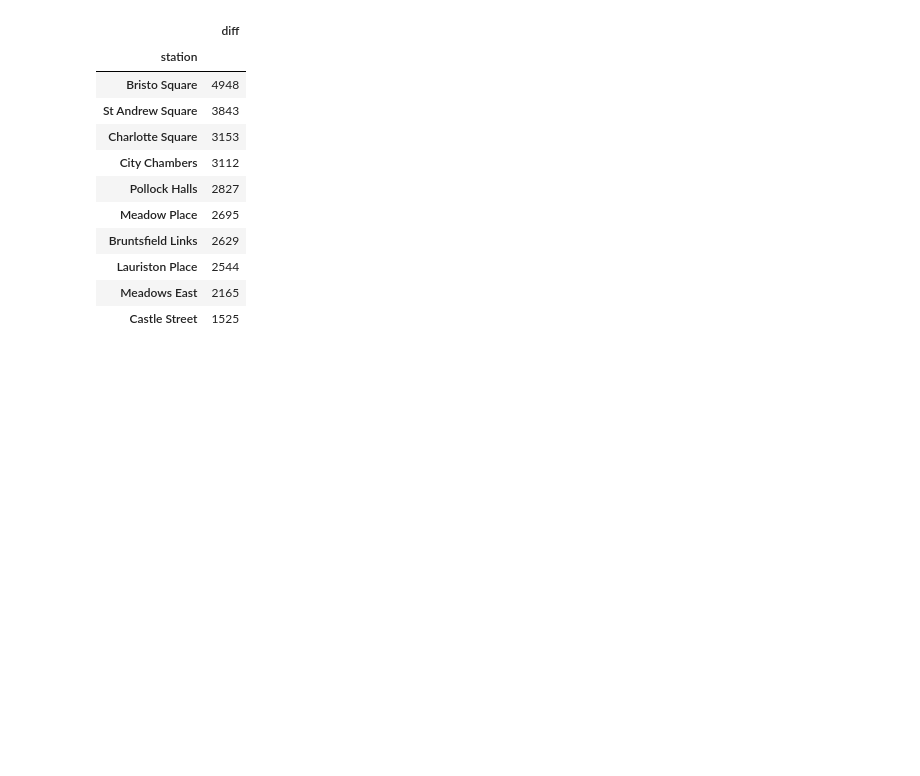
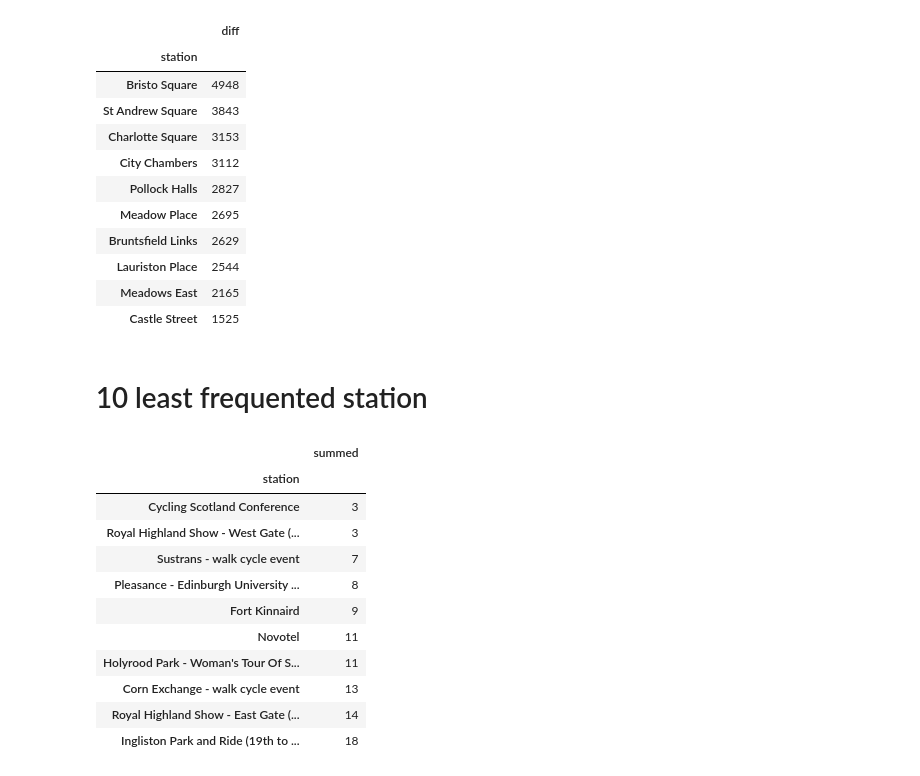
Before and after one commit to carlos108108/Just_Eat_Cycles_project, a Jupyter notebook: Edinburgh.ipynb, the cells around one changed output. Cells and saved outputs as stored; diff of their text form; code cells hidden in the pictures; blank space fills up the shorter version.

```diff
--- a/Edinburgh.ipynb
+++ b/Edinburgh.ipynb
@@ -218,3 +218,21 @@ df_all[['diff']].sort_values('diff', ascending=False).head(10)
 | Lauriston Place | 2544 |
 | Meadows East | 2165 |
 | Castle Street | 1525 |
+# %% [markdown]
+# 10 least frequented station
+# %%
+df_all = df_all.assign(summed=df_all['cnt_start']+df_all['cnt_end']).sort_values('summed')
+df_all[['summed']].head(10)
+# %% [output]
+|  | summed |
+| station |  |
+| Cycling Scotland Conference | 3 |
+| Royal Highland Show - West Gate (... | 3 |
+| Sustrans - walk cycle event | 7 |
+| Pleasance - Edinburgh University ... | 8 |
+| Fort Kinnaird | 9 |
+| Novotel | 11 |
+| Holyrood Park - Woman's Tour Of S... | 11 |
+| Corn Exchange - walk cycle event | 13 |
+| Royal Highland Show - East Gate (... | 14 |
+| Ingliston Park and Ride (19th to ... | 18 |
```
Also changed, not shown: parts of 2 cells of this notebook.
